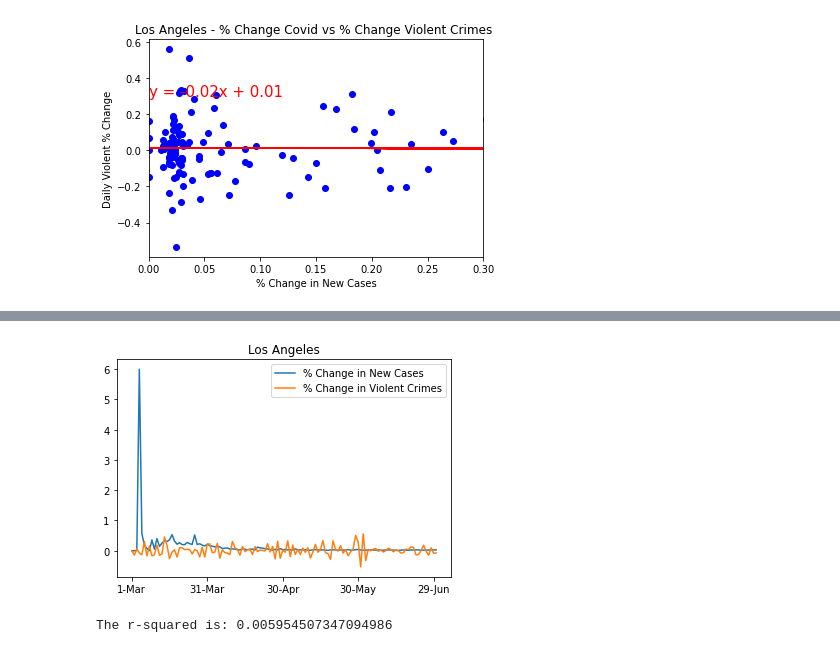
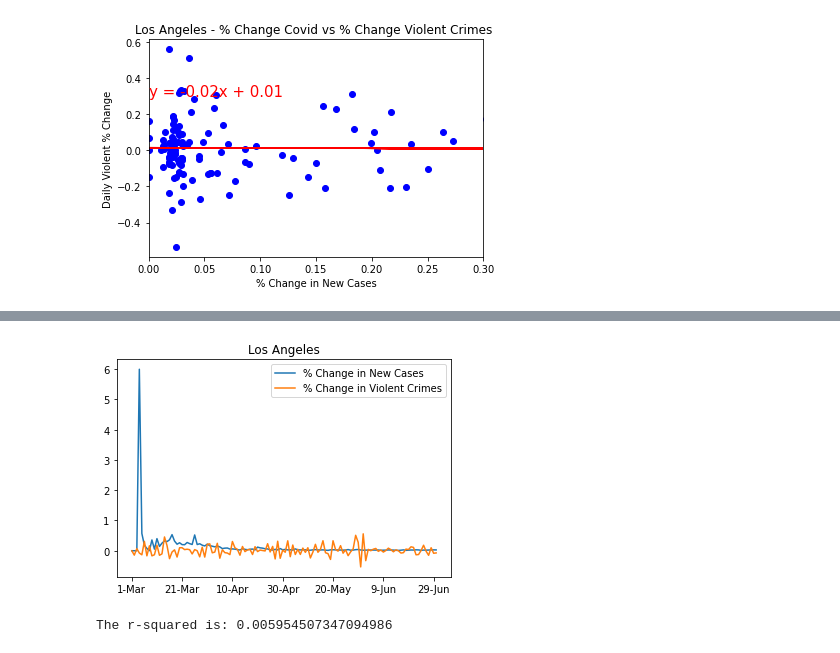
Before and after one commit to angelabanko/Project_1, a Jupyter notebook: City_Scatter_Plots.ipynb, the cells around one changed output, grey strips where cells are left out. Cells and saved outputs as stored; diff of their text form; code cells hidden in the pictures.

```diff
--- a/City_Scatter_Plots.ipynb
+++ b/City_Scatter_Plots.ipynb
@@ -270,13 +282,13 @@ The r-squared is: 0.0024973063874588644
 # %%
 fig, ax = plt.subplots()
 ax.plot(daily_la["Date"], daily_la["% Change in New Cases"], label="% Change in New Cases")
 ax.plot(daily_la["Date"], daily_la["Daily Violent % Change"], label="% Change in Violent Crimes")
-ax.xaxis.set_major_locator(MultipleLocator(30))
+ax.xaxis.set_major_locator(MultipleLocator(20))
 plt.title("Los Angeles")
 plt.legend(loc='upper right')
 plt.show()
 # %% [output]
-[figure, old version]
+[figure, new version]
 # %%
 #Plot non-violent change for LA
 x_axis = daily_la["% Change in New Cases"]
```
Also changed, not shown: parts of 6 cells of this notebook.
